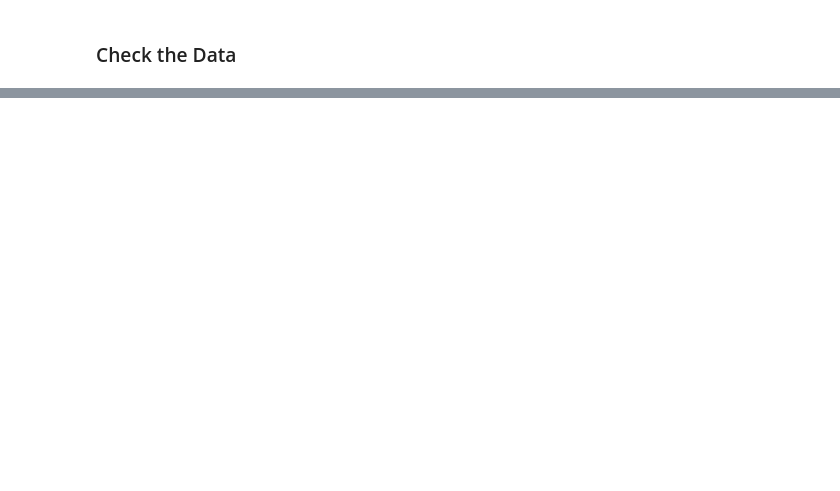
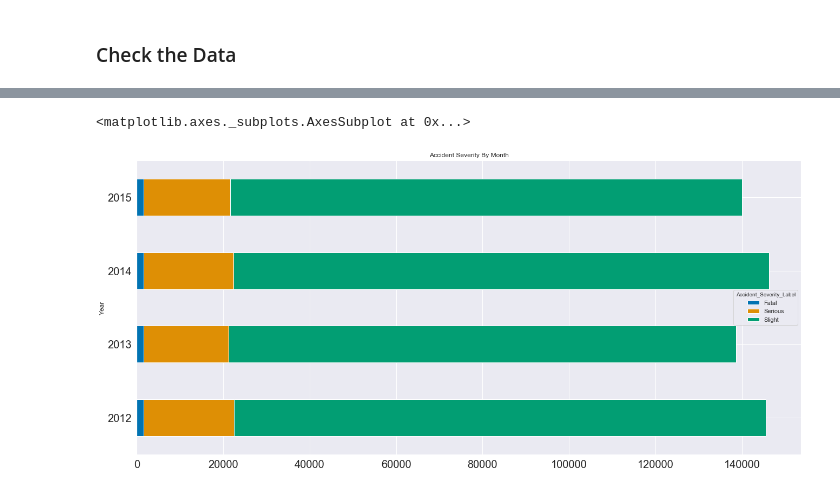
Before and after one commit to Danjah/ukdata, a Jupyter notebook: ukdata_df_prep.ipynb, the cells around one changed output, grey strips where cells are left out. Saved outputs shown, nothing was run; the diff lists cells and outputs as text; code cells hidden in the pictures; blank space fills up the shorter version.

```diff
--- a/ukdata_df_prep.ipynb
+++ b/ukdata_df_prep.ipynb
@@ -156,0 +217,8 @@ light_dic
+# %%
+#Plot Data
+seasongrpyear.plot(kind='barh',stacked=True, figsize= (22,10)
+                   ,fontsize=20,title='Accident Severity By Month',
+                   sharey=True)
+# %% [output]
+<matplotlib.axes._subplots.AxesSubplot at 0x...>
+[figure, added]
```
Also changed, not shown: parts of 81 cells of this notebook, 1 other file.
